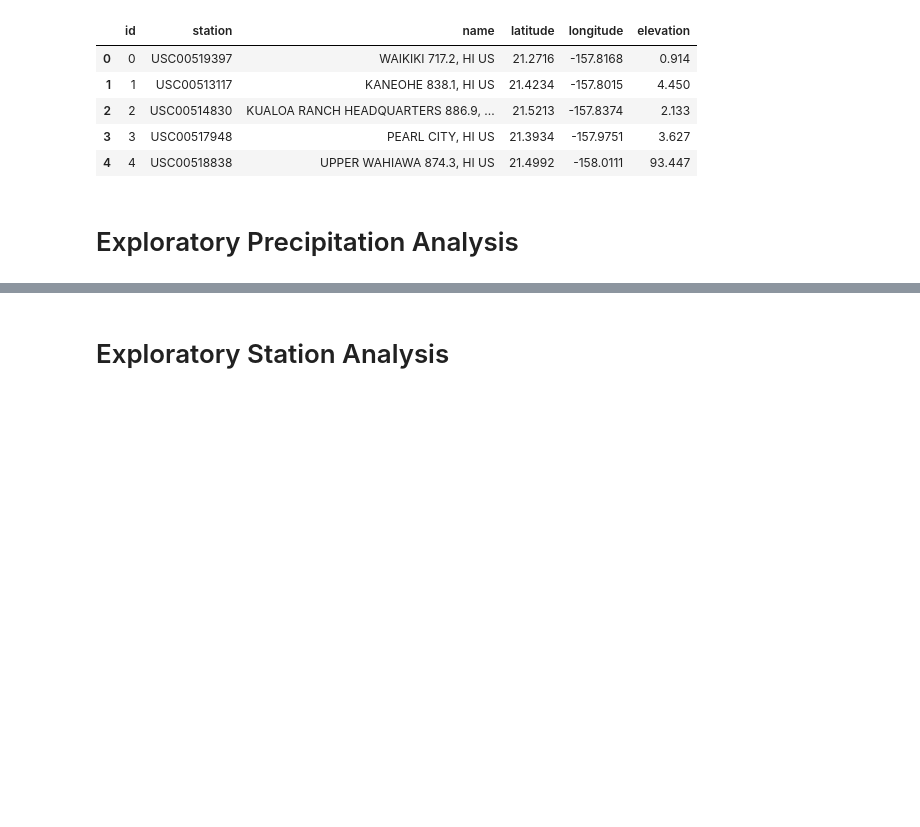
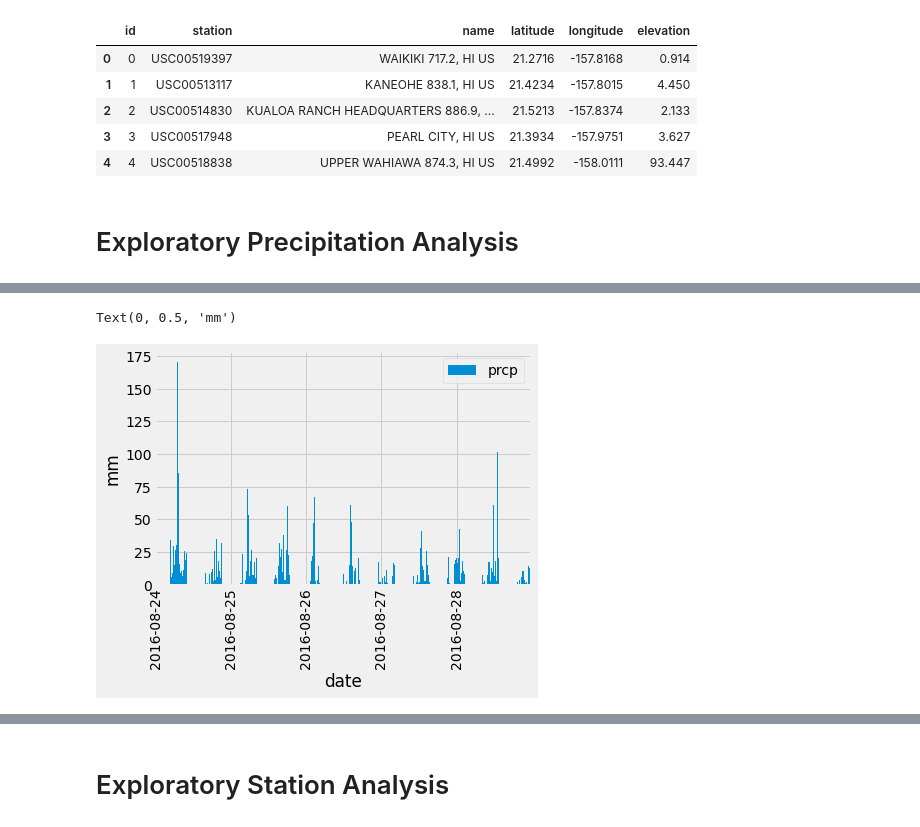
Before and after one commit to 32012178/sqlalchemy-challenge, a Jupyter notebook: climate_starter.ipynb, the cells around one changed output, grey strips where cells are left out. Drawn from its saved outputs; the diff is of its cells as text; code cells hidden in the pictures; blank space fills up the shorter version.

```diff
--- a/climate_starter.ipynb
+++ b/climate_starter.ipynb
@@ -69,17 +70,21 @@ print(lowest_date)
 # %%
-# Design a query to retrieve the last 12 months of precipitation data and plot the results.
 # Starting from the most recent data point in the database.
-
+#start_date = session.query(Measurement_t.date, Measurement_t.prcp).order_by(Measurement_t.date.desc()).first()[0]
+start_date = dt.datetime(2017, 8, 23)
 # Calculate the date one year from the last date in data set.
 
-
+end_date = dt.datetime(2016, 8, 23)
 # Perform a query to retrieve the data and precipitation scores
-
+year_precipitation = session.query(Measurement_t.date, Measurement_t.prcp).\
+    filter(Measurement_t.date > end_date)
 
 # Save the query results as a Pandas DataFrame and set the index to the date column
 
+year_precipitation = pd.read_sql((year_precipitation).statement, engine)
+year_precipitation = year_precipitation.set_index('date')
 
 # Sort the dataframe by date
+year_precipitation = year_precipitation.sort_values(by='date')
+year_precipitation = year_precipitation.groupby('date').max()
 
-
-# Use Pandas Plotting with Matplotlib to plot the data
+year_precipitation.head()
@@ -86,2 +99,14 @@ print(lowest_date)
+# %%
+# Use Pandas Plotting with Matplotlib to plot the data
+y_axis = year_precipitation['prcp']
+
+year_precipitation.plot(kind='bar', use_index=True, y='prcp')
+
+plt.locator_params(axis='x', nbins=5)
+plt.xlabel('date')
+plt.ylabel('mm')
+# %% [output]
+Text(0, 0.5, 'mm')
+[figure, added]
 # %%
 # Use Pandas to calcualte the summary statistics for the precipitation data
```
Also changed, not shown: parts of 10 cells of this notebook.
